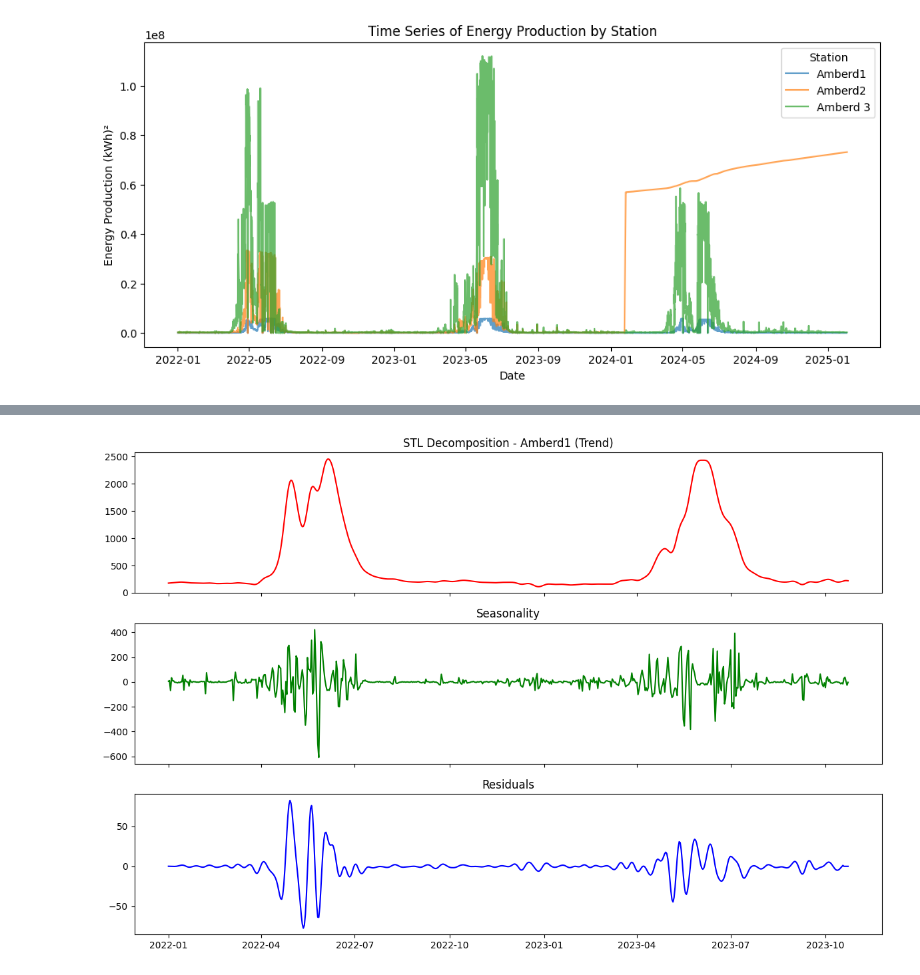
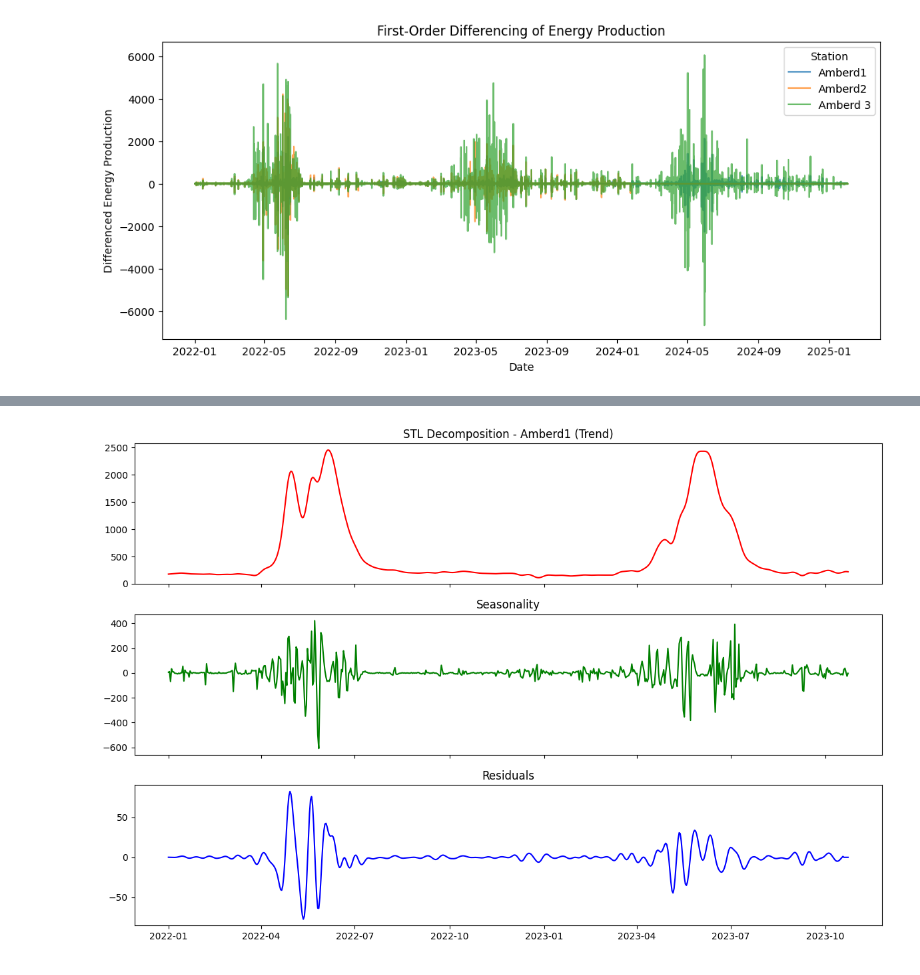
Before and after one commit to ElvinaNosrati/energy-production-analysis, a Jupyter notebook: seasonality_removal.ipynb, the cells around one changed output, grey strips where cells are left out. Saved outputs shown, nothing was run; the diff lists cells and outputs as text; code cells hidden in the pictures.

```diff
--- a/seasonality_removal.ipynb
+++ b/seasonality_removal.ipynb
@@ -60,6 +82,0 @@ plt.show()
-# %%
-# Count missing values per station
-missing_values = df.isna().sum()
-print(missing_values)
-
-df.dropna(subset=["Energy Production (kWh)"], inplace=True)
@@ -71,2 +82,0 @@ dtype: int64
-# %%
-df["Energy Production (kWh)"].interpolate(method="linear", inplace=True)
@@ -89,14 +96,15 @@ plt.show()
 # %%
-plt.figure(figsize=(12, 5))
-
-sns.lineplot(data=df, x=df.index, y=df["Energy Production (kWh)"].fillna(0) ** 2, hue="Station", alpha=0.7)
+### First-Order Differencing
+df["Diff_Production"] = df.groupby("Station")["Energy Production (kWh)"].diff()
+df.dropna(subset=["Diff_Production"], inplace=True)
 
 
-plt.title("Time Series of Energy Production by Station")
+plt.figure(figsize=(12, 5))
+sns.lineplot(data=df, x=df.index, y="Diff_Production", hue="Station", alpha=0.7)
+plt.title("First-Order Differencing of Energy Production")
 plt.xlabel("Date")
-plt.ylabel("Energy Production (kWh)²")  # Show squared units
+plt.ylabel("Differenced Energy Production")
 plt.legend(title="Station")
-
 plt.show()
 # %% [output]
-[figure, old version]
+[figure, new version]
```
Also changed, not shown: parts of 18 cells of this notebook.
